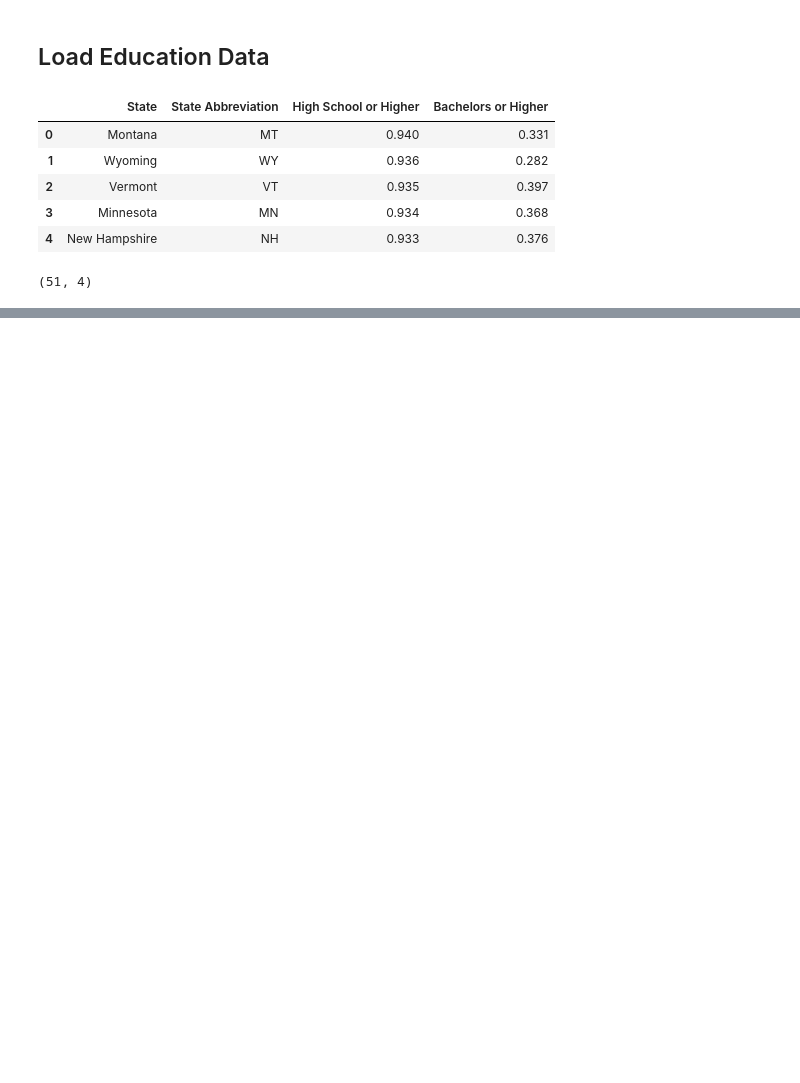
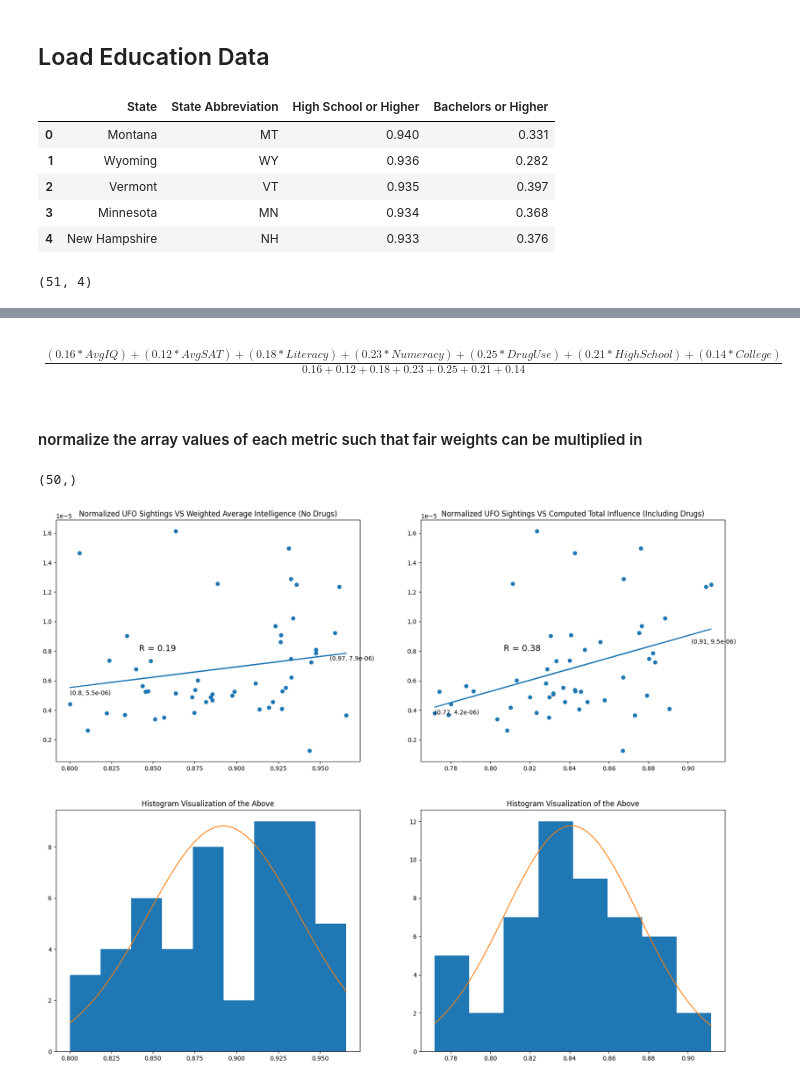
Before and after one commit to codycosta/ENGR201, a Jupyter notebook: weeks-9-10-final-project/project.ipynb, the cells around one changed output, grey strips where cells are left out. Saved outputs shown, nothing was run; the diff lists cells and outputs as text; code cells hidden in the pictures; blank space fills up the shorter version.

```diff
--- a/weeks-9-10-final-project/project.ipynb
+++ b/weeks-9-10-final-project/project.ipynb
@@ -391,0 +393,68 @@ plt.show()
+# %%
+%%latex
+\begin{align}
+\frac{(0.16 * Avg IQ) + (0.12 * Avg SAT) + (0.18 * Literacy) + (0.23 * Numeracy) + (0.25 * Drug Use) + (0.21 * High School) + (0.14 * College)}{0.16 + 0.12 + 0.18 + 0.23 + 0.25 + 0.21 + 0.14}
+\end{align}
+# %% [output]
+\begin{align}
+\frac{(0.16 * Avg IQ) + (0.12 * Avg SAT) + (0.18 * Literacy) + (0.23 * Numeracy) + (0.25 * Drug Use) + (0.21 * HighSchool) + (0.14 * College)}{0.16 + 0.12 + 0.18 + 0.23 + 0.25 + 0.21 + 0.14}
+\end{align}
+# %% [markdown]
+#### normalize the array values of each metric such that fair weights can be multiplied in
+# %%
+''' Data for plots '''
+
+# no drug data used
+
+WEIGHTED_INTELLIGENCE = (r1 * iq_scores/np.max(iq_scores) - r2 * sat_scores/np.max(sat_scores) + r3 * literacy/np.max(literacy) +
+                         r4 * numeracy/np.max(numeracy) + r8 * high_school/np.max(high_school) + r9 * bachelors/np.max(bachelors)) / (r1 - r2 + r3 + r4 + r8 + r9)
+WEIGHTED_INTELLIGENCE.shape
+
+# includes drug data
+
+ENV_INFLUENCE = (r1 * iq_scores/np.max(iq_scores) - r2 * sat_scores/np.max(sat_scores) + r3 * literacy/np.max(literacy) +
+                 r4 * numeracy/np.max(numeracy) + r5 * drug_scores/np.max(drug_scores) + r8 * high_school/np.max(high_school) + r9 * bachelors/np.max(bachelors)) / (r1 - r2 + r3 + r4 + r5 + r8 + r9)
+ENV_INFLUENCE.shape
+# %% [output]
+(50,)
+# %%
+# linear regression
+
+m6, b6 = np.polyfit(WEIGHTED_INTELLIGENCE, normalized_ufo_sightings, 1)
+r6 = stats.pearsonr(WEIGHTED_INTELLIGENCE, normalized_ufo_sightings)[0]
+
+m7, b7 = np.polyfit(ENV_INFLUENCE, normalized_ufo_sightings, 1)
+r7 = stats.pearsonr(ENV_INFLUENCE, normalized_ufo_sightings)[0]
+
+x1 = np.linspace(np.min(ENV_INFLUENCE), np.max(ENV_INFLUENCE))
+x2 = np.linspace(np.min(WEIGHTED_INTELLIGENCE), np.max(WEIGHTED_INTELLIGENCE))
+
+# plots
+
+fit, ax = plt.subplots(2, 2, figsize=[20, 16])
+ax[0, 0].scatter(WEIGHTED_INTELLIGENCE, normalized_ufo_sightings)
+ax[0, 0].plot(WEIGHTED_INTELLIGENCE, m6 * WEIGHTED_INTELLIGENCE + b6)
+ax[0, 0].text(0.25 * np.max(WEIGHTED_INTELLIGENCE) + 0.75 * np.min(WEIGHTED_INTELLIGENCE), 0.8e-5, f'R = {np.round(r6, 2)}', fontsize=14)
+ax[0, 0].set_title('Normalized UFO Sightings VS Weighted Average Intelligence (No Drugs)')
+ax[0, 0].text(np.min(x2), m6 * np.min(x2) + b6 - 0.05e-5, f'{np.round(np.min(x2), 2), np.round(m6 * np.min(x2) + b6, 7)}')
+ax[0, 0].text(np.max(x2) - 0.01, m6 * np.max(x2) + b6 - 0.05e-5, f'{np.round(np.max(x2), 2), np.round(m6 * np.max(x2) + b6, 7)}')
+
+ax[0, 1].scatter(ENV_INFLUENCE, normalized_ufo_sightings)
+ax[0, 1].plot(ENV_INFLUENCE, m7 * ENV_INFLUENCE + b7)
+ax[0, 1].text(0.25 * np.max(ENV_INFLUENCE) + 0.75 * np.min(ENV_INFLUENCE), 0.8e-5, f'R = {np.round(r7, 2)}', fontsize=14)
+ax[0, 1].set_title('Normalized UFO Sightings VS Computed Total Influence (Including Drugs)')
+ax[0, 1].text(np.min(x1), m7 * np.min(x1) + b7 - 0.05e-5, f'{np.round(np.min(x1), 2), np.round(m7 * np.min(x1) + b7, 7)}')
+ax[0, 1].text(np.max(x1) - 0.01, m7 * np.max(x1) + b7 - 0.1e-5, f'{np.round(np.max(x1), 2), np.round(m7 * np.max(x1) + b7, 7)}')
+
+ax[1, 0].hist(WEIGHTED_INTELLIGENCE, bins=np.linspace(np.min(WEIGHTED_INTELLIGENCE), np.max(WEIGHTED_INTELLIGENCE), 10))
+ax[1, 0].plot(x2, stats.norm.pdf(x2, np.mean(WEIGHTED_INTELLIGENCE), np.std(WEIGHTED_INTELLIGENCE)))
+ax[1, 0].set_title('Histogram Visualization of the Above')
+
+ax[1, 1].hist(ENV_INFLUENCE, bins=np.linspace(np.min(ENV_INFLUENCE), np.max(ENV_INFLUENCE), 9))
+ax[1, 1].plot(x1, stats.norm.pdf(x1, np.mean(ENV_INFLUENCE), np.std(ENV_INFLUENCE)))
+ax[1, 1].set_title('Histogram Visualization of the Above')
+
+
+plt.show()
+# %% [output]
+[figure, added]
```
Also changed, not shown: parts of 21 cells of this notebook.
